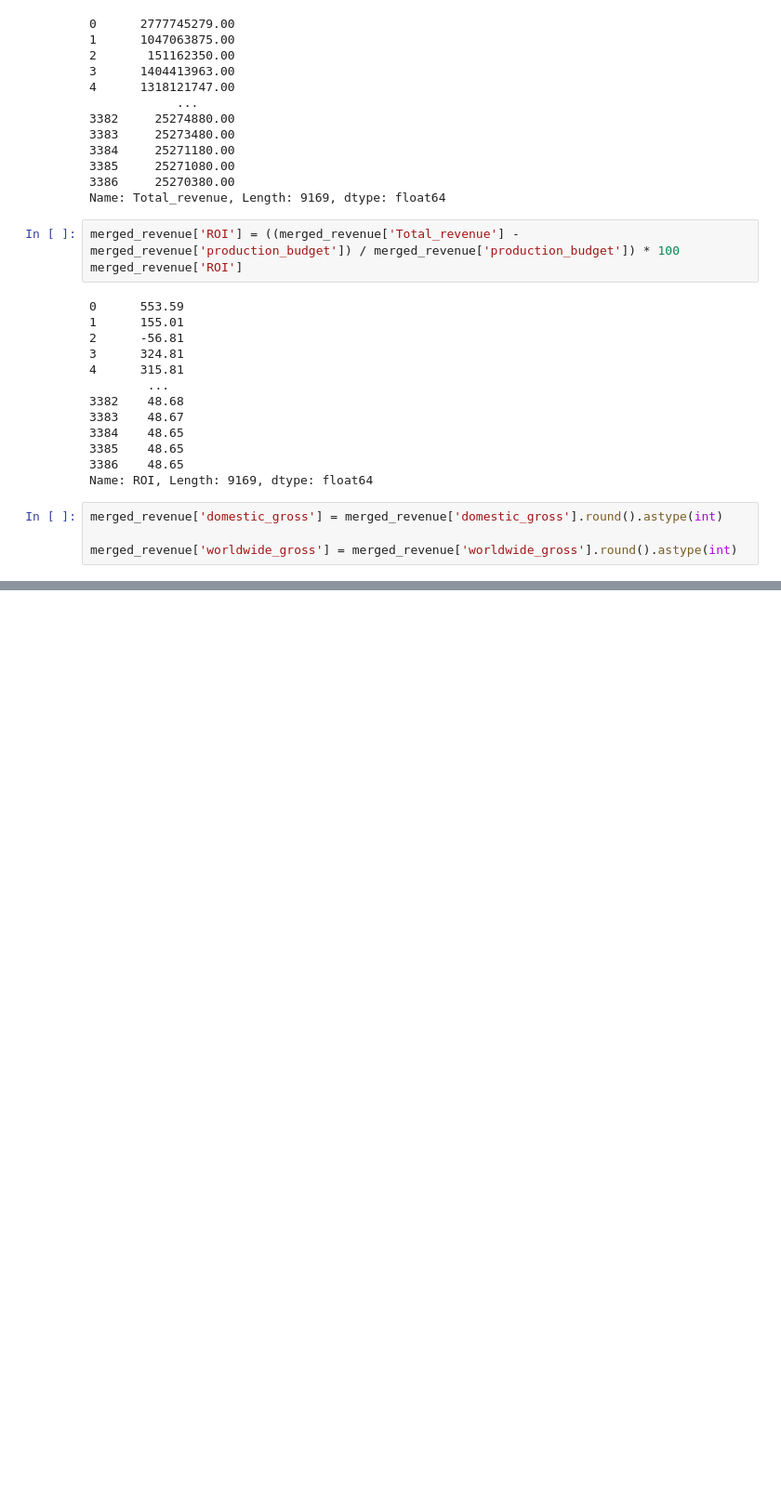
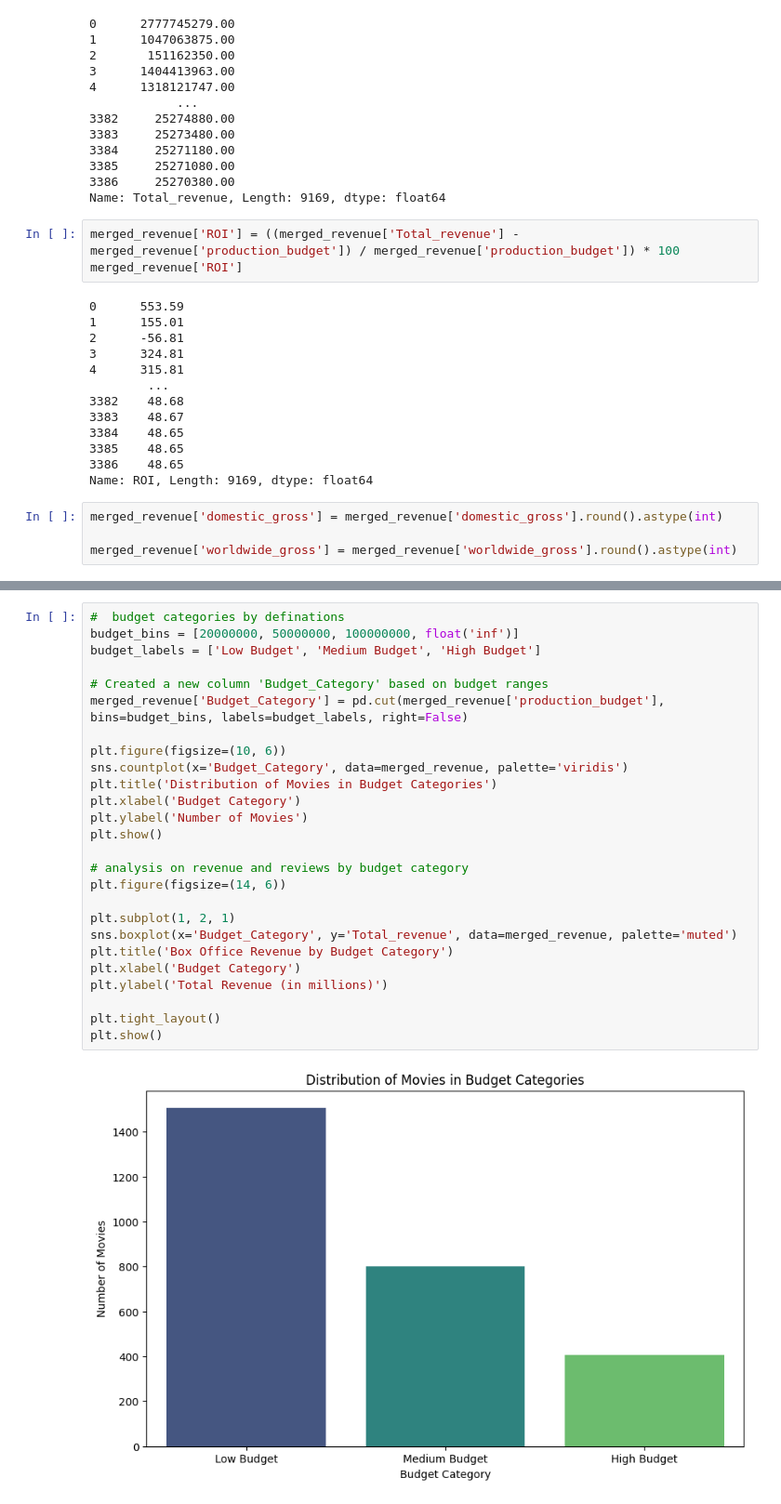
Before and after one commit to jameskoli/phase_one_project, a Jupyter notebook: index.ipynb, the cells around one changed output, grey strips where cells are left out. Shown at 93% size. Cells and saved outputs as stored; diff of their text form; blank space fills up the shorter version.

```diff
--- a/index.ipynb
+++ b/index.ipynb
@@ -348,0 +418,28 @@ merged_revenue['worldwide_gross'] = merged_revenue['worldwide_gross'].round().as
+# %%
+#  budget categories by definations
+budget_bins = [20000000, 50000000, 100000000, float('inf')]
+budget_labels = ['Low Budget', 'Medium Budget', 'High Budget']
+
+# Created a new column 'Budget_Category' based on budget ranges
+merged_revenue['Budget_Category'] = pd.cut(merged_revenue['production_budget'], bins=budget_bins, labels=budget_labels, right=False)
+
+plt.figure(figsize=(10, 6))
+sns.countplot(x='Budget_Category', data=merged_revenue, palette='viridis')
+plt.title('Distribution of Movies in Budget Categories')
+plt.xlabel('Budget Category')
+plt.ylabel('Number of Movies')
+plt.show()
+
+# analysis on revenue and reviews by budget category
+plt.figure(figsize=(14, 6))
+
+plt.subplot(1, 2, 1)
+sns.boxplot(x='Budget_Category', y='Total_revenue', data=merged_revenue, palette='muted')
+plt.title('Box Office Revenue by Budget Category')
+plt.xlabel('Budget Category')
+plt.ylabel('Total Revenue (in millions)')
+
+plt.tight_layout()
+plt.show()
+# %% [output]
+[figure, added]
```
Also changed, not shown: parts of 7 cells of this notebook.
